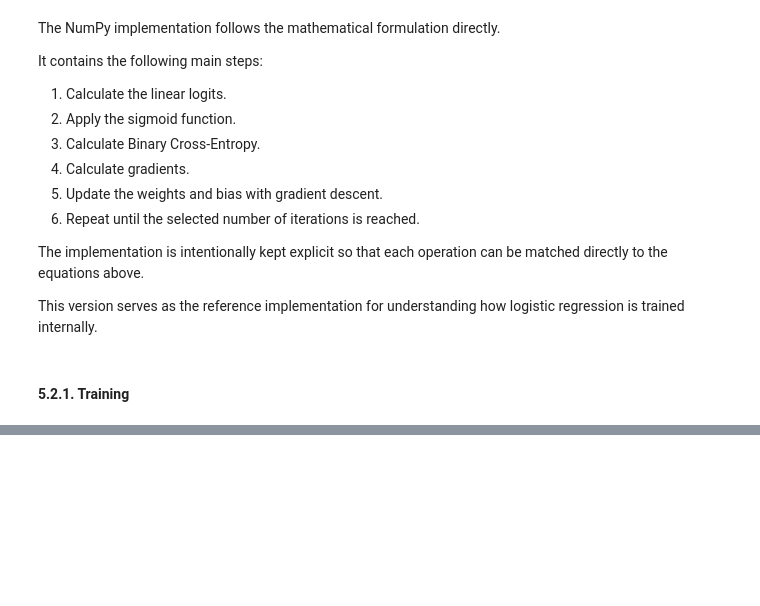
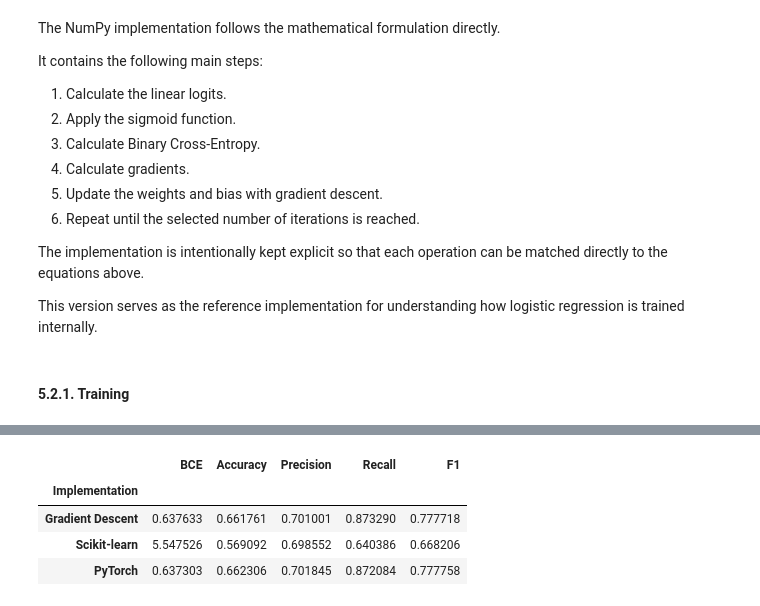
Before and after one commit to Tpoc311/applied-ai-workbench, a Jupyter notebook: ml_fundamentals/linear_models/logistic_regression/logistic_regression.ipynb, the cells around one changed output, grey strips where cells are left out. Cells and saved outputs as stored; diff of their text form; code cells hidden in the pictures; blank space fills up the shorter version.

```diff
--- a/ml_fundamentals/linear_models/logistic_regression/logistic_regression.ipynb
+++ b/ml_fundamentals/linear_models/logistic_regression/logistic_regression.ipynb
@@ -1071,0 +982,8 @@ plt.show()
+# %%
+from sklearn.linear_model import LogisticRegression
+
+sklearn_regression = LogisticRegression(C=np.inf, max_iter=5000)
+sklearn_regression.fit(x_train, y_train)
+
+sklearn_y_proba = sklearn_regression.predict_proba(x_test)[:, 1]
+sklearn_y_pred = sklearn_regression.predict(x_test)
@@ -1071,0 +1022,36 @@ plt.show()
+# %%
+import pandas as pd
+
+probabilities = {
+    "Gradient Descent": gd_y_proba,
+    "Scikit-learn": sklearn_y_proba,
+    "PyTorch": pytorch_y_proba,
+}
+
+predictions = {
+    "Gradient Descent": gd_y_pred,
+    "Scikit-learn": sklearn_y_pred,
+    "PyTorch": pytorch_y_pred,
+}
+
+metrics = {
+    name: {
+        "BCE": bce(y_test, probabilities[name]),
+        "Accuracy": accuracy(y_test, y_pred),
+        "Precision": precision(y_test, y_pred),
+        "Recall": recall(y_test, y_pred),
+        "F1": f1_score(y_test, y_pred),
+    }
+    for name, y_pred in predictions.items()
+}
+
+metrics_df = pd.DataFrame.from_dict(metrics, orient="index")
+metrics_df.index.name = "Implementation"
+
+metrics_df.round(6)
+# %% [output]
+|  | BCE | Accuracy | Precision | Recall | F1 |
+| Implementation |  |  |  |  |  |
+| Gradient Descent | 0.637633 | 0.661761 | 0.701001 | 0.873290 | 0.777718 |
+| Scikit-learn | 5.547526 | 0.569092 | 0.698552 | 0.640386 | 0.668206 |
+| PyTorch | 0.637303 | 0.662306 | 0.701845 | 0.872084 | 0.777758 |
```
Also changed, not shown: parts of 31 cells of this notebook, 1 other file.
